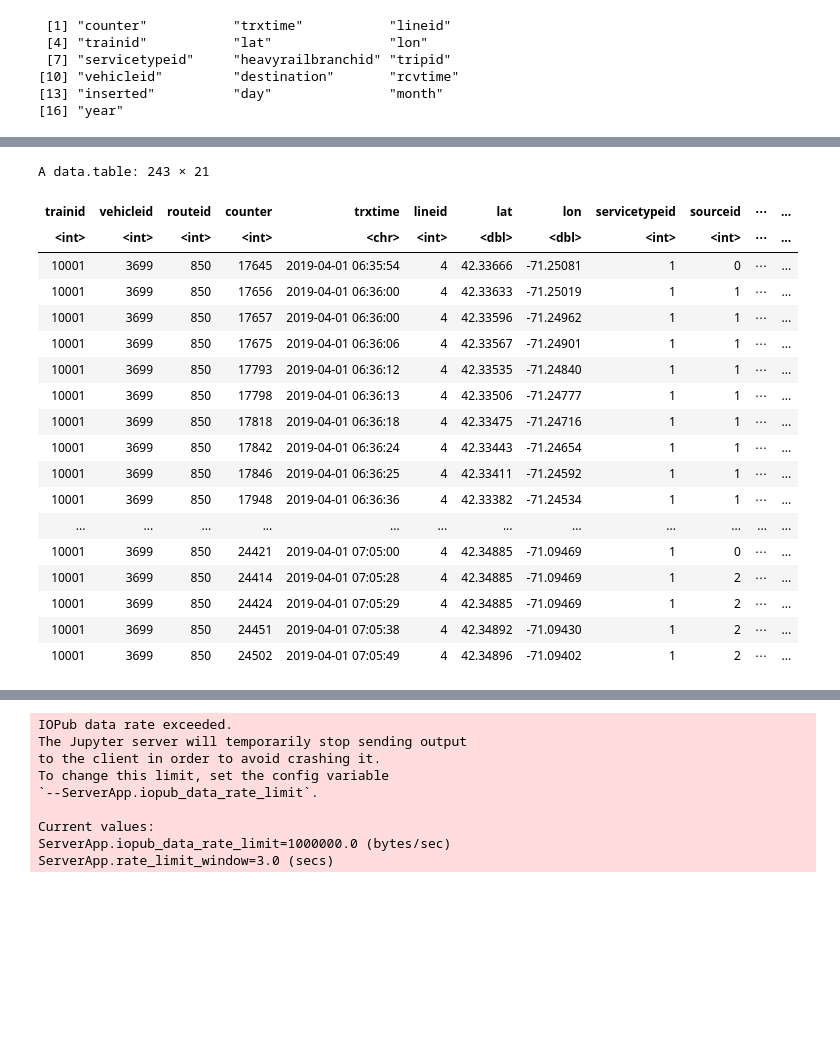
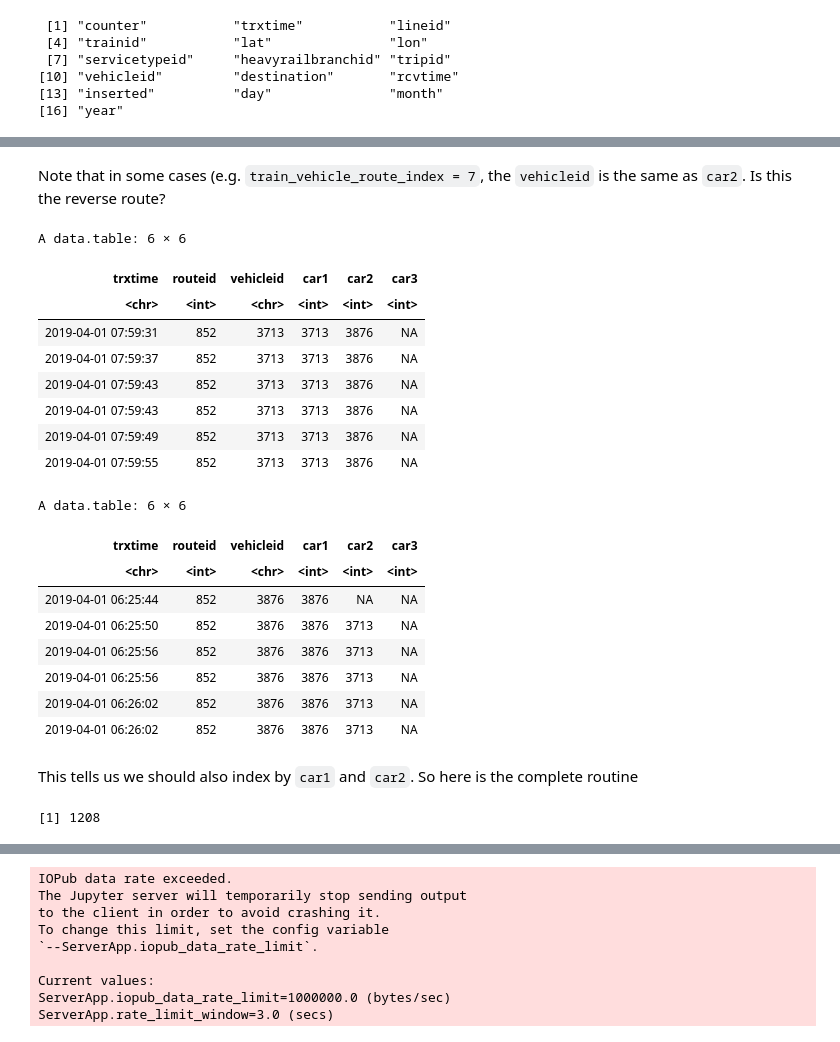
Before and after one commit to narslab/treem, a Jupyter notebook: bin/jupyter/vehicle-trajectory-computation-alt.ipynb, the cells around one changed output, grey strips where cells are left out. Saved outputs shown, nothing was run; the diff lists cells and outputs as text; code cells hidden in the pictures; blank space fills up the shorter version.

Commit message:
wrote code to extract clean trajectory in light rail

```diff
--- a/bin/jupyter/vehicle-trajectory-computation-alt.ipynb
+++ b/bin/jupyter/vehicle-trajectory-computation-alt.ipynb
@@ -165,26 +157,48 @@ A data.table: 1 × 3
 | 10001 | 3699 | 850 |
+# %% [markdown]
+Note that in some cases (e.g. `train_vehicle_route_index = 7`, the `vehicleid` is the same as `car2`. Is this the reverse route?
 # %%
-day_trainid_subset[trainid == unique_train_vehicle_route_tuple[2,1][[1]] &
-                   vehicleid == unique_train_vehicle_route_tuple[2,2][[1]] &
-                   routeid == unique_train_vehicle_route_tuple[2,3][[1]],][order(trxtime)]
+train_vehicle_route_index = 10
+trajectory = day_trainid_subset[trainid == unique_train_vehicle_route_tuple[train_vehicle_route_index,1][[1]] &
+                   vehicleid == unique_train_vehicle_route_tuple[train_vehicle_route_index,2][[1]] &
+                   routeid == unique_train_vehicle_route_tuple[train_vehicle_route_index,3][[1]],][order(trxtime)]
+head(trajectory[, .SD, by= .(trxtime)][,c('trxtime', 'routeid','vehicleid','car1','car2', 'car3')])
 #day_trainid_subset[trainid == 10001 & vehicleid == 3699,]
 # %% [output]
-A data.table: 243 × 21
+A data.table: 6 × 6
-| trainid | vehicleid | routeid | counter | trxtime | lineid | lat | lon | servicetypeid | sourceid | ⋯ | ... |
-| <int> | <int> | <int> | <int> | <chr> | <int> | <dbl> | <dbl> | <int> | <int> | ⋯ | ... |
-| 10001 | 3699 | 850 | 17645 | 2019-04-01 06:35:54 | 4 | 42.33666 | -71.25081 | 1 | 0 | ⋯ | ... |
-| 10001 | 3699 | 850 | 17656 | 2019-04-01 06:36:00 | 4 | 42.33633 | -71.25019 | 1 | 1 | ⋯ | ... |
-| 10001 | 3699 | 850 | 17657 | 2019-04-01 06:36:00 | 4 | 42.33596 | -71.24962 | 1 | 1 | ⋯ | ... |
-| 10001 | 3699 | 850 | 17675 | 2019-04-01 06:36:06 | 4 | 42.33567 | -71.24901 | 1 | 1 | ⋯ | ... |
-| 10001 | 3699 | 850 | 17793 | 2019-04-01 06:36:12 | 4 | 42.33535 | -71.24840 | 1 | 1 | ⋯ | ... |
-| 10001 | 3699 | 850 | 17798 | 2019-04-01 06:36:13 | 4 | 42.33506 | -71.24777 | 1 | 1 | ⋯ | ... |
-| 10001 | 3699 | 850 | 17818 | 2019-04-01 06:36:18 | 4 | 42.33475 | -71.24716 | 1 | 1 | ⋯ | ... |
-| 10001 | 3699 | 850 | 17842 | 2019-04-01 06:36:24 | 4 | 42.33443 | -71.24654 | 1 | 1 | ⋯ | ... |
-| 10001 | 3699 | 850 | 17846 | 2019-04-01 06:36:25 | 4 | 42.33411 | -71.24592 | 1 | 1 | ⋯ | ... |
-| 10001 | 3699 | 850 | 17948 | 2019-04-01 06:36:36 | 4 | 42.33382 | -71.24534 | 1 | 1 | ⋯ | ... |
-| ... | ... | ... | ... | ... | ... | ... | ... | ... | ... | ... | ... |
-| 10001 | 3699 | 850 | 24421 | 2019-04-01 07:05:00 | 4 | 42.34885 | -71.09469 | 1 | 0 | ⋯ | ... |
-| 10001 | 3699 | 850 | 24414 | 2019-04-01 07:05:28 | 4 | 42.34885 | -71.09469 | 1 | 2 | ⋯ | ... |
-| 10001 | 3699 | 850 | 24424 | 2019-04-01 07:05:29 | 4 | 42.34885 | -71.09469 | 1 | 2 | ⋯ | ... |
-| 10001 | 3699 | 850 | 24451 | 2019-04-01 07:05:38 | 4 | 42.34892 | -71.09430 | 1 | 2 | ⋯ | ... |
-| 10001 | 3699 | 850 | 24502 | 2019-04-01 07:05:49 | 4 | 42.34896 | -71.09402 | 1 | 2 | ⋯ | ... |
+| trxtime | routeid | vehicleid | car1 | car2 | car3 |
+| <chr> | <int> | <chr> | <int> | <int> | <int> |
+| 2019-04-01 07:59:31 | 852 | 3713 | 3713 | 3876 | NA |
+| 2019-04-01 07:59:37 | 852 | 3713 | 3713 | 3876 | NA |
+| 2019-04-01 07:59:43 | 852 | 3713 | 3713 | 3876 | NA |
+| 2019-04-01 07:59:43 | 852 | 3713 | 3713 | 3876 | NA |
+| 2019-04-01 07:59:49 | 852 | 3713 | 3713 | 3876 | NA |
+| 2019-04-01 07:59:55 | 852 | 3713 | 3713 | 3876 | NA |
+# %%
+train_vehicle_route_index = 14
+trajectory = day_trainid_subset[trainid == unique_train_vehicle_route_tuple[train_vehicle_route_index,1][[1]] &
+                   vehicleid == unique_train_vehicle_route_tuple[train_vehicle_route_index,2][[1]] &
+                   routeid == unique_train_vehicle_route_tuple[train_vehicle_route_index,3][[1]],][order(trxtime)]
+head(trajectory[, .SD, by= .(trxtime)][,c('trxtime','routeid', 'vehicleid','car1','car2', 'car3')])
+#day_trainid_subset[trainid == 10001 & vehicleid == 3699,]
+# %% [output]
+A data.table: 6 × 6
+| trxtime | routeid | vehicleid | car1 | car2 | car3 |
+| <chr> | <int> | <chr> | <int> | <int> | <int> |
+| 2019-04-01 06:25:44 | 852 | 3876 | 3876 | NA | NA |
+| 2019-04-01 06:25:50 | 852 | 3876 | 3876 | 3713 | NA |
+| 2019-04-01 06:25:56 | 852 | 3876 | 3876 | 3713 | NA |
+| 2019-04-01 06:25:56 | 852 | 3876 | 3876 | 3713 | NA |
+| 2019-04-01 06:26:02 | 852 | 3876 | 3876 | 3713 | NA |
+| 2019-04-01 06:26:02 | 852 | 3876 | 3876 | 3713 | NA |
+# %% [markdown]
+This tells us we should also index by `car1` and `car2`. So here is the complete routine
+# %%
+# COMPLETE ROUTINE
+day_trainid_subset = dlt[day==1, .SD, keyby = .(trainid, vehicleid, routeid) ]
+unique_train_vehicle_route_car_tuple = unique(
+    day_trainid_subset[, .(trainid, vehicleid, routeid, car1,car2,car3) ]
+)
+print(dim(unique_train_vehicle_route_car_tuple)[1])
+# %% [output]
+[1] 1208
```
Also changed, not shown: parts of 8 cells of this notebook.
